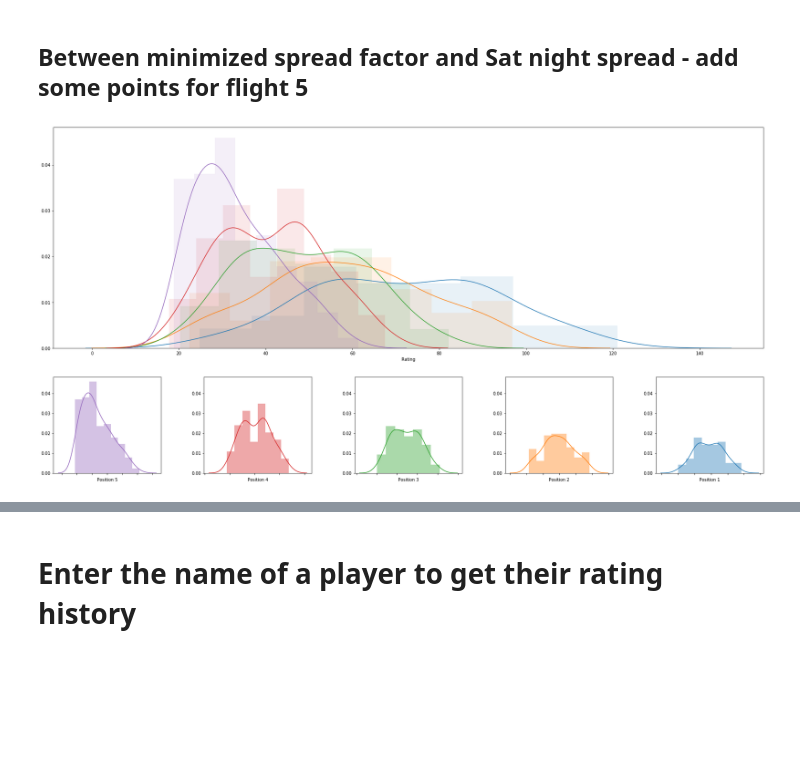
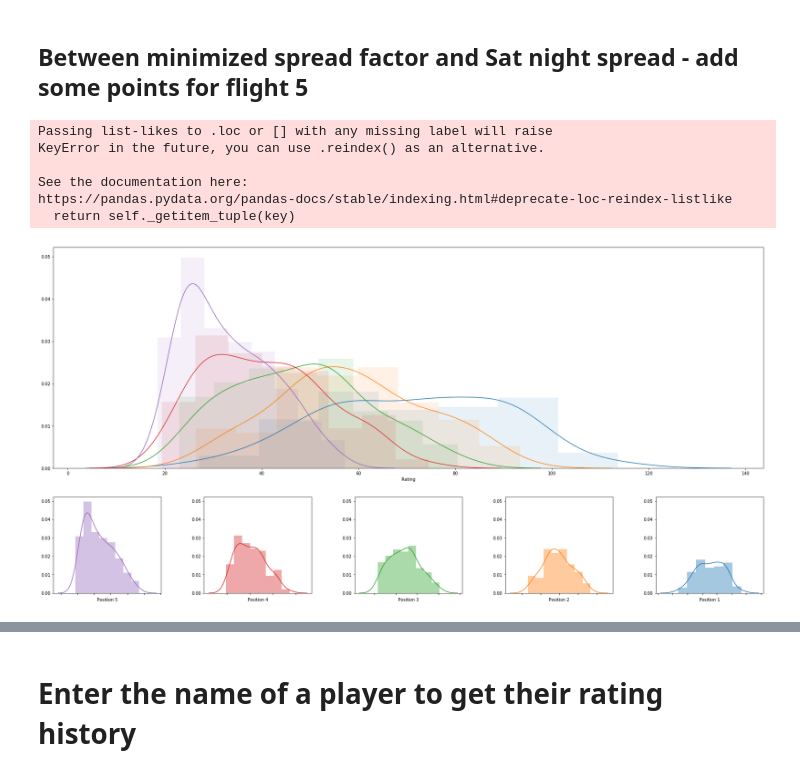
Before and after one commit to mas-dse-mhardist/collegebeachvball, a Jupyter notebook: Updated Rankings.ipynb, the cells around one changed output, grey strips where cells are left out. Saved outputs shown, nothing was run; the diff lists cells and outputs as text; code cells hidden in the pictures; blank space fills up the shorter version.

Commit message:
added last year's player rankings

```diff
--- a/Updated Rankings.ipynb
+++ b/Updated Rankings.ipynb
@@ -38,3 +17,5 @@ get_teams_by_division(df)
+# %%
+df = pd.read_csv('Data/Competition-2017.csv').drop_duplicates()
 # %%
 df.columns
 # %% [output]
@@ -43,3 +24,3 @@ Index([u'division', u'compID', u'location', u'date', u'college', u'first_name',
       dtype='object')
-# %%
-df = pd.read_csv('Data/Competition.csv').drop_duplicates()
+# %%
+df.columns = ['division', 'compID', 'location', 'date', 'college', 'first_name', 'last_name', 'position', 'result', 'score']
@@ -307,6 +281,12 @@ get_top_players(d['match_history'], position_='all').head(100).to_csv('011_009_0
 # %%
 d = create_ratings_from_matches(df, [1.7, 1.2, .7, .45, .1])
 rd = plot_rating_distribution(d['match_history'])
-get_top_players(d['match_history'], position_='all').head(100).to_csv('170_120_070_045_010.csv')
+get_top_players(d['match_history'], position_='all').head(100).to_csv('2017___170_120_070_045_010.csv')
 # %% [output]
+Passing list-likes to .loc or [] with any missing label will raise
+KeyError in the future, you can use .reindex() as an alternative.
+
+See the documentation here:
+https://pandas.pydata.org/pandas-docs/stable/indexing.html#deprecate-loc-reindex-listlike
+  return self._getitem_tuple(key)
-[figure, old version]
+[figure, new version]
```
Also changed, not shown: parts of 39 cells of this notebook, 5 other files.
